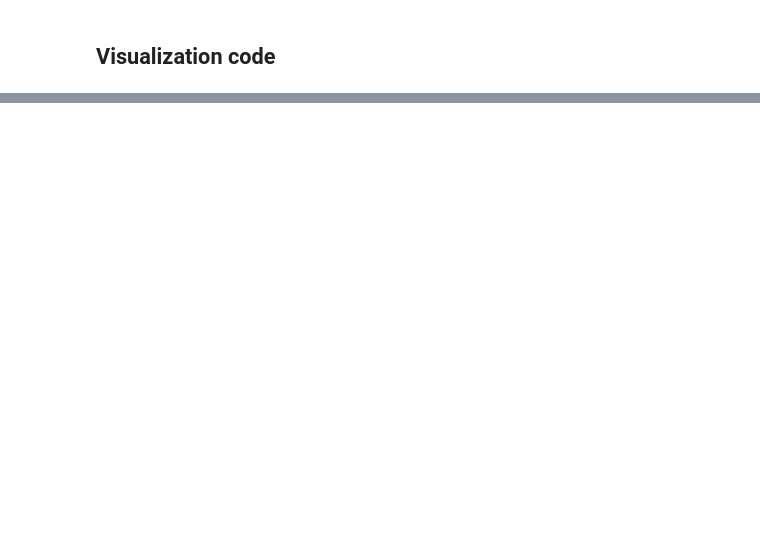
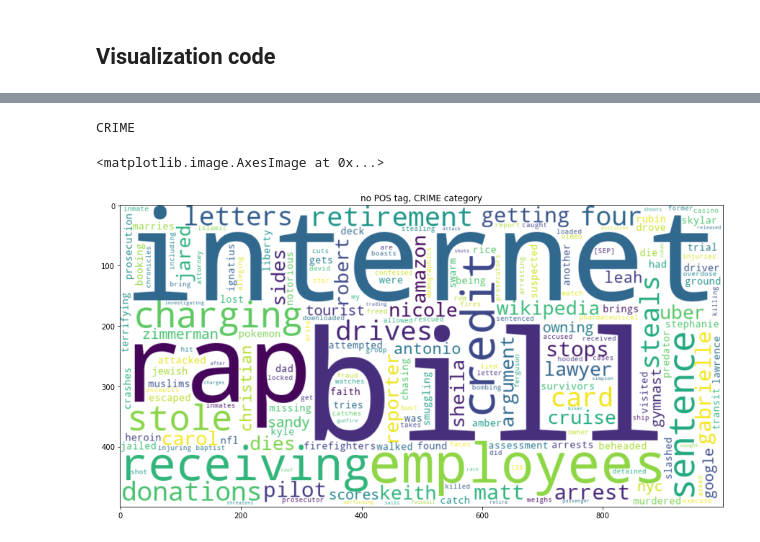
Before and after one commit to fangpinsern/CS4248-Project, a Jupyter notebook: visualizeBert.ipynb, the cells around one changed output, grey strips where cells are left out. Drawn from its saved outputs; the diff is of its cells as text; code cells hidden in the pictures; blank space fills up the shorter version.

Commit message:
visualization updatre

```diff
--- a/visualizeBert.ipynb
+++ b/visualizeBert.ipynb
@@ -123,3 +138,0 @@ def plt_attentions(mat, labs, fig_size=(8,8), annot=False, cmap = CMAP, title=No
-# %%
-attention, tokens = attention_tokens(model, tokenizer, headline(400))
-plt_attentions(get_attentions(attention), tokens)
@@ -127,0 +236,24 @@ plt_attentions(get_attentions(attention), tokens)
+# %%
+finalData = []
+for i, cat in enumerate(CATEGORY_SUBSET):
+    attnDict = defaultdict(float)
+    freqDict = defaultdict(int)
+    data = allResults[i]
+    tokens, attentions = data
+    for j, currTokens in enumerate(tokens):
+        currAttns = attentions[j]
+        for k, tkn in enumerate(currTokens):
+            freqDict[tkn] += 1
+            attnDict[tkn] += currAttns[k]
+    for tkn in attnDict:
+        attnDict[tkn] = attnDict[tkn]/freqDict[tkn]
+        attnDict[tkn] = attnDict[tkn].tolist() * 10_000
+    finalData.append((freqDict, attnDict))
+# %%
+import pickle
+
+# with open("./data/distilbertPOS_604040_attention_test_data.pkl", "wb") as outfile:
+#     pickle.dump(finalData, outfile)
+
+with open("./data/distilbert_604040_attention_test_data.pkl", "rb") as infile:
+    finalData = pickle.load(infile)
@@ -127,0 +268,15 @@ plt_attentions(get_attentions(attention), tokens)
+# %%
+import matplotlib.pyplot as plt
+from wordcloud import WordCloud
+idx = 0
+print(CATEGORY_SUBSET[idx])
+freq = finalData[idx][1]
+wc = WordCloud( background_color="white", width=1000, height=500)
+wc.generate_from_frequencies(frequencies=freq)
+plt.figure(figsize=(15,15))
+plt.axes(title="no POS tag, CRIME category")
+plt.imshow(wc, interpolation="bilinear", cmap=CMAP)
+# %% [output]
+CRIME
+<matplotlib.image.AxesImage at 0x...>
+[figure, added]
```
Also changed, not shown: parts of 31 cells of this notebook.
